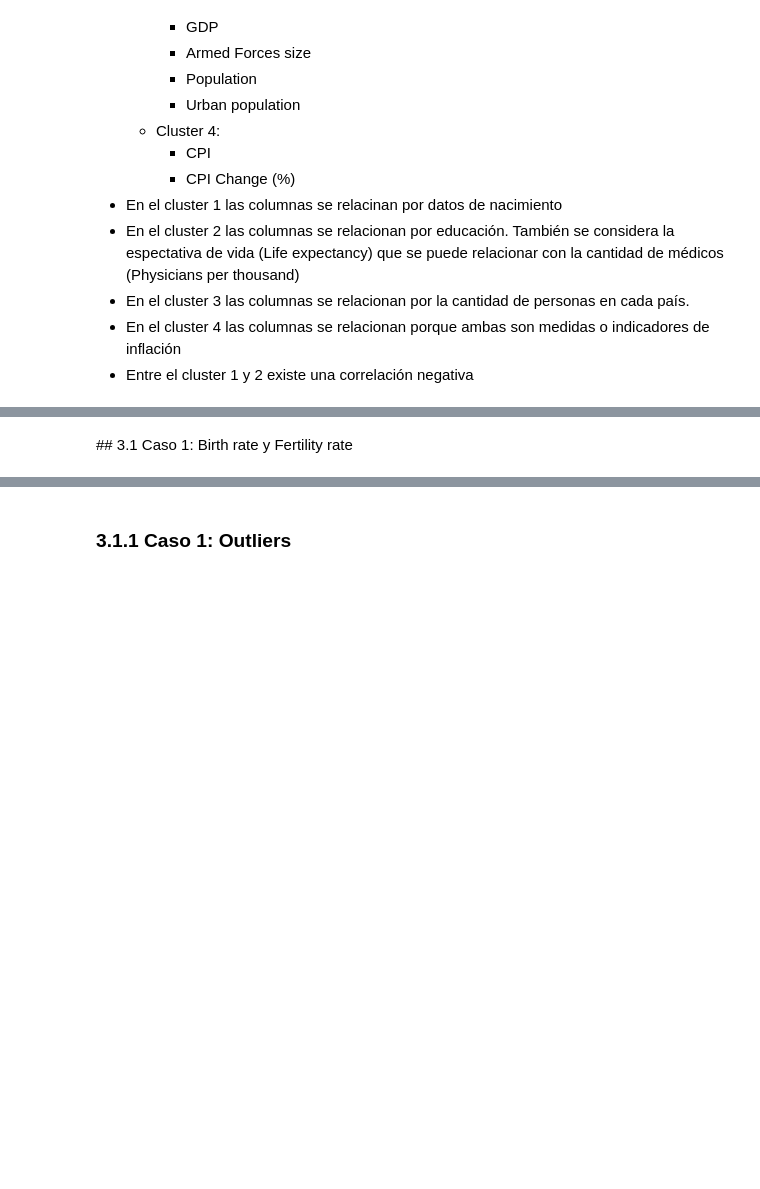
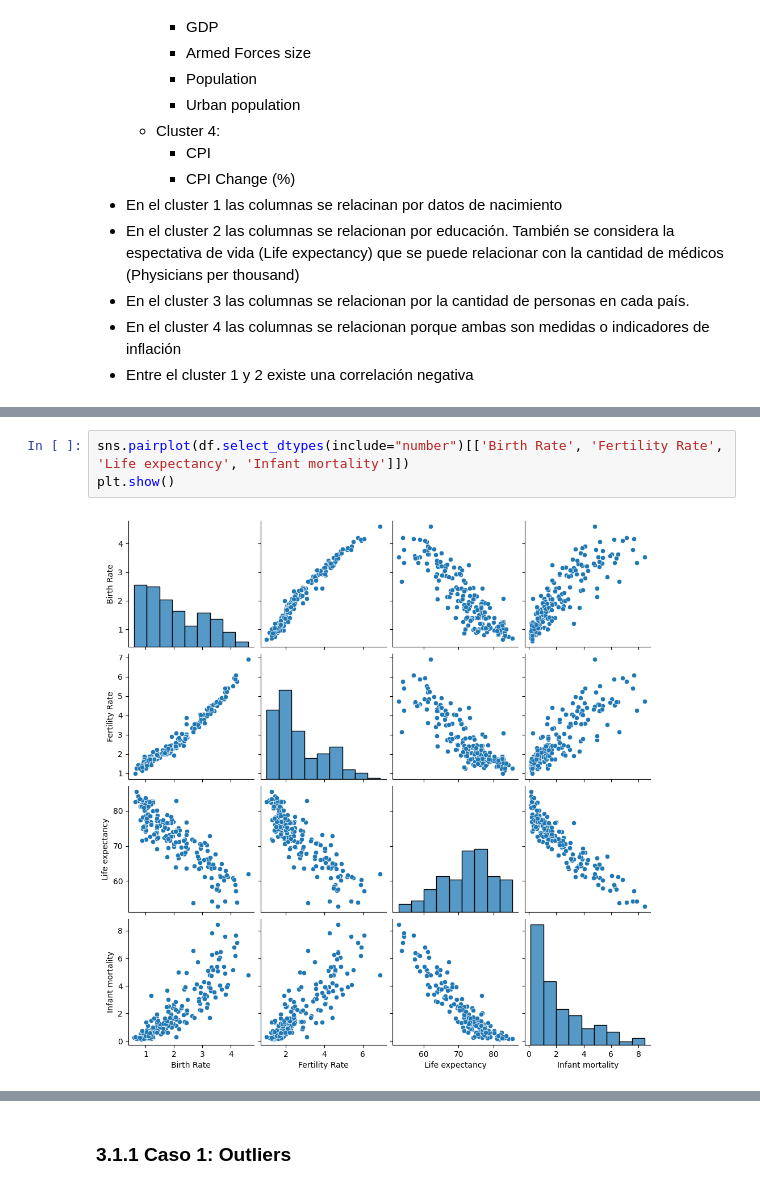
Before and after one commit to pdoren/analisis-estadistico-con-Python-G105, a Jupyter notebook: Desafío_Preparacion_de_datos_y_graficos.ipynb, the cells around one changed output, grey strips where cells are left out. Saved outputs shown, nothing was run; the diff lists cells and outputs as text; blank space fills up the shorter version.

```diff
--- a/Desafío_Preparacion_de_datos_y_graficos.ipynb
+++ b/Desafío_Preparacion_de_datos_y_graficos.ipynb
@@ -282,5 +327,8 @@ plt.title("Matriz de Correlación")
 plt.show()
 # %% [output]
 [figure]
-# %% [markdown]
-## 3.1 Caso 1: Birth rate y Fertility rate
+# %%
+sns.pairplot(df.select_dtypes(include="number")[['Birth Rate', 'Fertility Rate', 'Life expectancy', 'Infant mortality']])
+plt.show()
+# %% [output]
+[figure, added]
```
Also changed, not shown: parts of 56 cells of this notebook.
